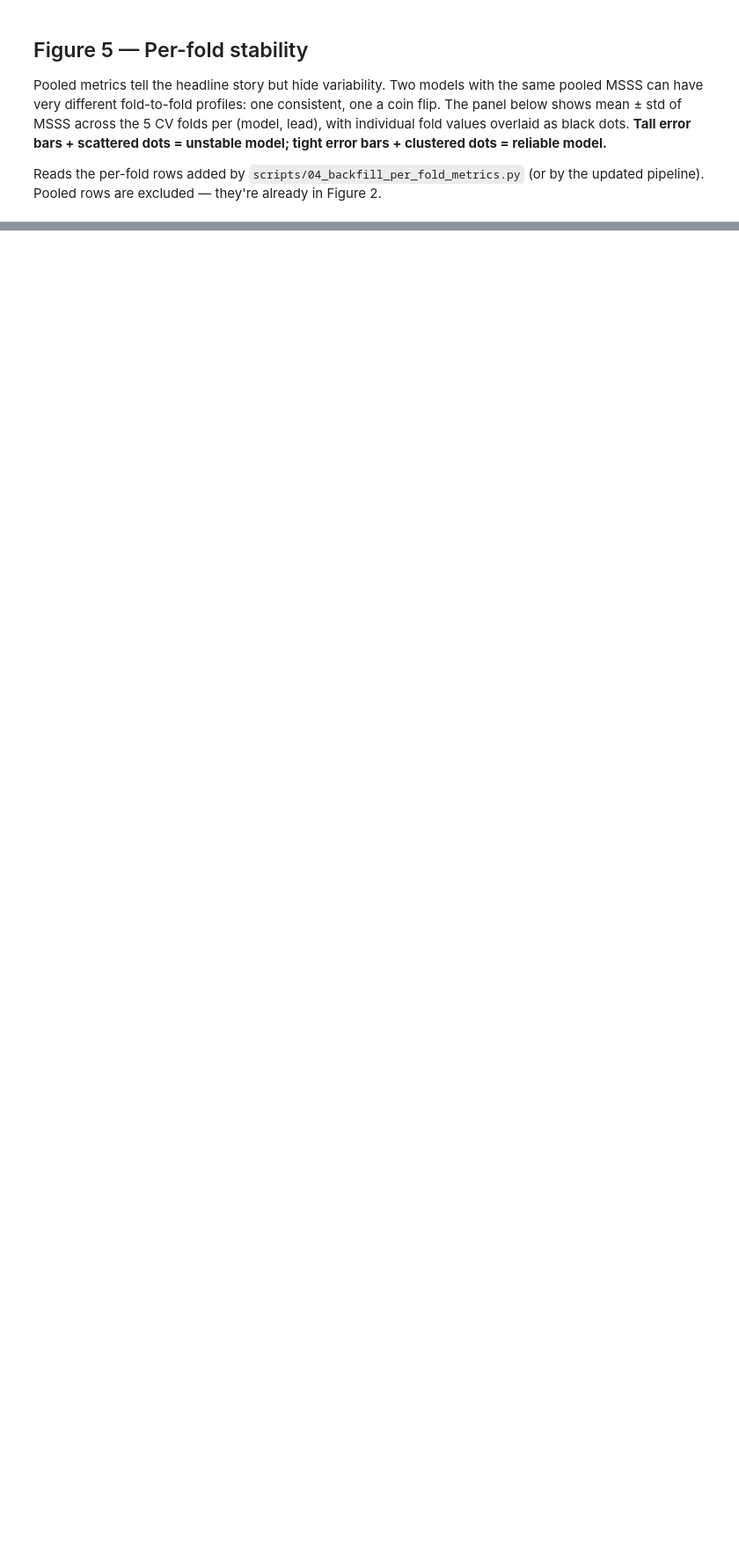
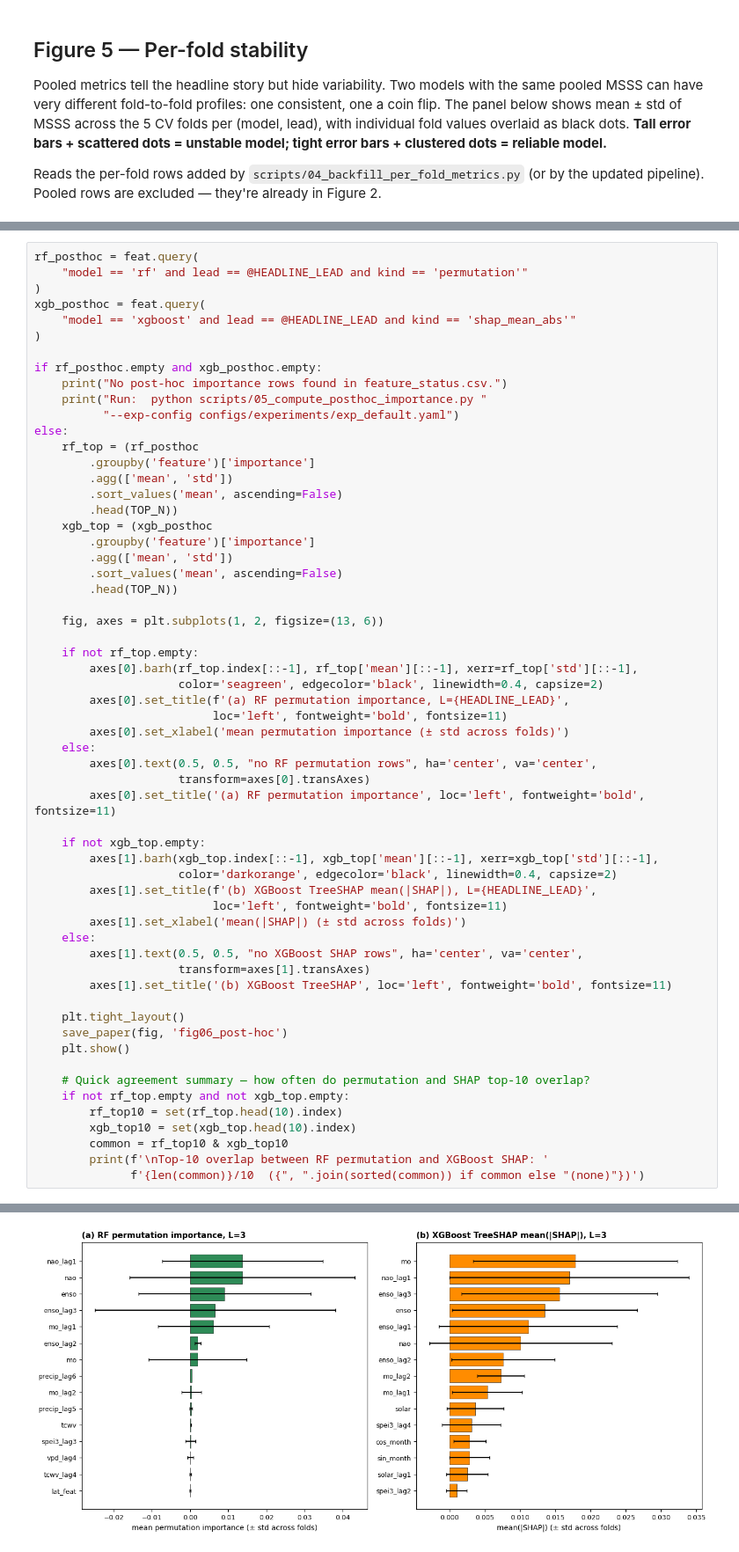
Before and after one commit to anasoubaha/A4-DroughtForecasting-Modeling, a Jupyter notebook: notebooks/09_paper_figures.ipynb, the cells around one changed output, grey strips where cells are left out. Shown at 88% size. Drawn from its saved outputs; the diff is of its cells as text; blank space fills up the shorter version.

```diff
--- a/notebooks/09_paper_figures.ipynb
+++ b/notebooks/09_paper_figures.ipynb
@@ -507,0 +505,60 @@ xgboost     1     0.679  0.108  0.545  0.794
+# %%
+rf_posthoc = feat.query(
+    "model == 'rf' and lead == @HEADLINE_LEAD and kind == 'permutation'"
+)
+xgb_posthoc = feat.query(
+    "model == 'xgboost' and lead == @HEADLINE_LEAD and kind == 'shap_mean_abs'"
+)
+
+if rf_posthoc.empty and xgb_posthoc.empty:
+    print("No post-hoc importance rows found in feature_status.csv.")
+    print("Run:  python scripts/05_compute_posthoc_importance.py "
+          "--exp-config configs/experiments/exp_default.yaml")
+else:
+    rf_top = (rf_posthoc
+        .groupby('feature')['importance']
+        .agg(['mean', 'std'])
+        .sort_values('mean', ascending=False)
+        .head(TOP_N))
+    xgb_top = (xgb_posthoc
+        .groupby('feature')['importance']
+        .agg(['mean', 'std'])
+        .sort_values('mean', ascending=False)
+        .head(TOP_N))
+
+    fig, axes = plt.subplots(1, 2, figsize=(13, 6))
+
+    if not rf_top.empty:
+        axes[0].barh(rf_top.index[::-1], rf_top['mean'][::-1], xerr=rf_top['std'][::-1],
+                     color='seagreen', edgecolor='black', linewidth=0.4, capsize=2)
+        axes[0].set_title(f'(a) RF permutation importance, L={HEADLINE_LEAD}',
+                          loc='left', fontweight='bold', fontsize=11)
+        axes[0].set_xlabel('mean permutation importance (± std across folds)')
+    else:
+        axes[0].text(0.5, 0.5, "no RF permutation rows", ha='center', va='center',
+                     transform=axes[0].transAxes)
+        axes[0].set_title('(a) RF permutation importance', loc='left', fontweight='bold', fontsize=11)
+
+    if not xgb_top.empty:
+        axes[1].barh(xgb_top.index[::-1], xgb_top['mean'][::-1], xerr=xgb_top['std'][::-1],
+                     color='darkorange', edgecolor='black', linewidth=0.4, capsize=2)
+        axes[1].set_title(f'(b) XGBoost TreeSHAP mean(|SHAP|), L={HEADLINE_LEAD}',
+                          loc='left', fontweight='bold', fontsize=11)
+        axes[1].set_xlabel('mean(|SHAP|) (± std across folds)')
+    else:
+        axes[1].text(0.5, 0.5, "no XGBoost SHAP rows", ha='center', va='center',
+                     transform=axes[1].transAxes)
+        axes[1].set_title('(b) XGBoost TreeSHAP', loc='left', fontweight='bold', fontsize=11)
+
+    plt.tight_layout()
+    save_paper(fig, 'fig06_post-hoc')
+    plt.show()
+
+    # Quick agreement summary — how often do permutation and SHAP top-10 overlap?
+    if not rf_top.empty and not xgb_top.empty:
+        rf_top10 = set(rf_top.head(10).index)
+        xgb_top10 = set(xgb_top.head(10).index)
+        common = rf_top10 & xgb_top10
+        print(f'\nTop-10 overlap between RF permutation and XGBoost SHAP: '
+              f'{len(common)}/10  ({", ".join(sorted(common)) if common else "(none)"})')
+# %% [output]
@@ -507,0 +566 @@ xgboost     1     0.679  0.108  0.545  0.794
+[figure, added]
```
Also changed, not shown: parts of 7 cells of this notebook, 11 other files.
